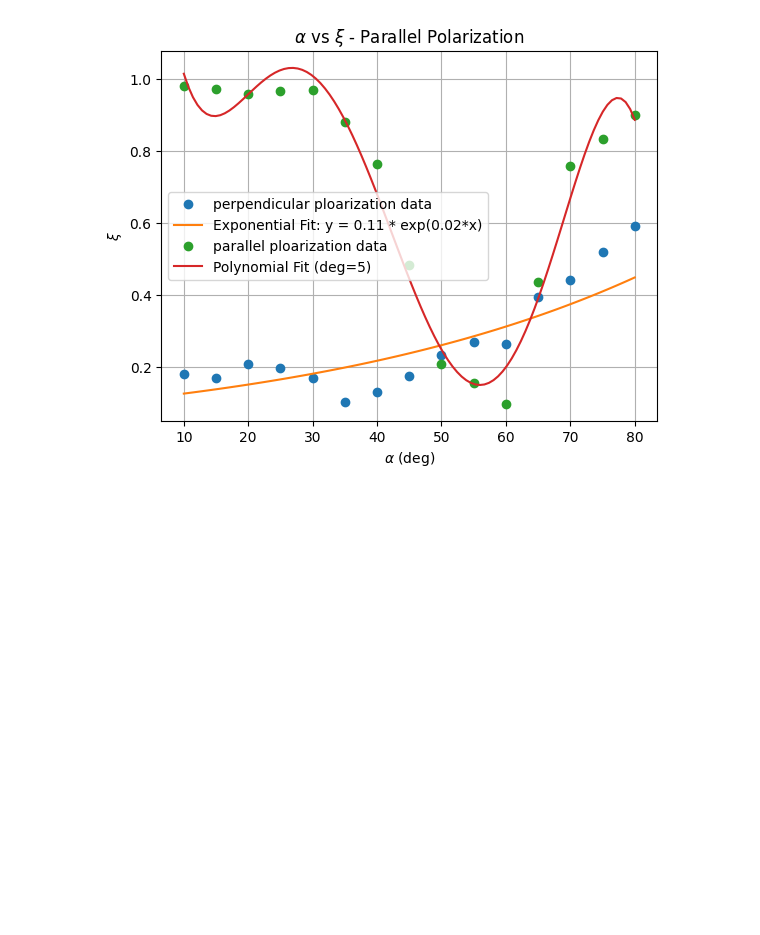
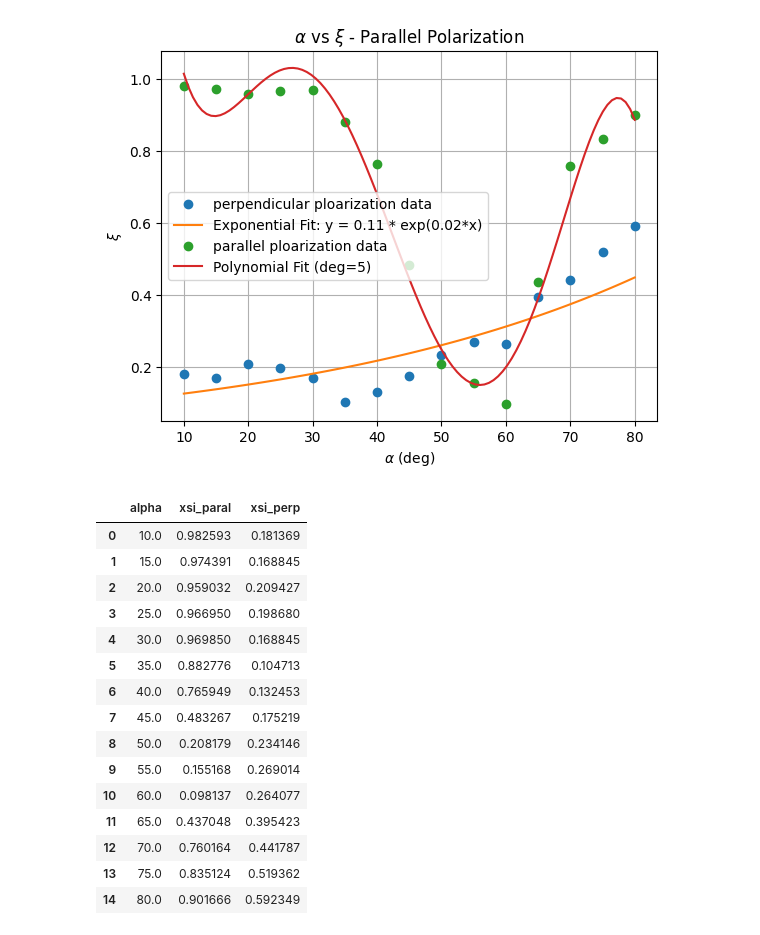
Before and after one commit to ibeuler/LAB-Reports, a Jupyter notebook: OPTIC/2nd-Experiment/Analysis/calculations.ipynb, the cells around one changed output. Cells and saved outputs as stored; diff of their text form; code cells hidden in the pictures; blank space fills up the shorter version.

```diff
--- a/OPTIC/2nd-Experiment/Analysis/calculations.ipynb
+++ b/OPTIC/2nd-Experiment/Analysis/calculations.ipynb
@@ -105,3 +105,34 @@ exponential_fit_func()
 polynomial_fit_and_plot( n)
 # %% [output]
 [figure]
+# %%
+#print table of data and xsi_perp and xsi_paral
+import pandas as pd
+df = pd.DataFrame(data[1:, :])
+
+df.columns = ['alpha', 'xsi_paral', 'xsi_perp']
+df['xsi_paral'] = np.sqrt(df['xsi_paral']/data[0,1])
+df['xsi_perp'] = np.sqrt(df['xsi_perp']/data[0,2])
+
+# Add new xsi columns
+df['xsi_paral_new'] = y
+df['xsi_perp_new'] = np.sqrt(data[1:, 2] / data[0, 2])
+
+df
+# %% [output]
+|  | alpha | xsi_paral | xsi_perp |
+| 0 | 10.0 | 0.982593 | 0.181369 |
+| 1 | 15.0 | 0.974391 | 0.168845 |
+| 2 | 20.0 | 0.959032 | 0.209427 |
+| 3 | 25.0 | 0.966950 | 0.198680 |
+| 4 | 30.0 | 0.969850 | 0.168845 |
+| 5 | 35.0 | 0.882776 | 0.104713 |
+| 6 | 40.0 | 0.765949 | 0.132453 |
+| 7 | 45.0 | 0.483267 | 0.175219 |
+| 8 | 50.0 | 0.208179 | 0.234146 |
+| 9 | 55.0 | 0.155168 | 0.269014 |
+| 10 | 60.0 | 0.098137 | 0.264077 |
+| 11 | 65.0 | 0.437048 | 0.395423 |
+| 12 | 70.0 | 0.760164 | 0.441787 |
+| 13 | 75.0 | 0.835124 | 0.519362 |
+| 14 | 80.0 | 0.901666 | 0.592349 |
```
Also changed, not shown: parts of 2 cells of this notebook, 1 other file.
